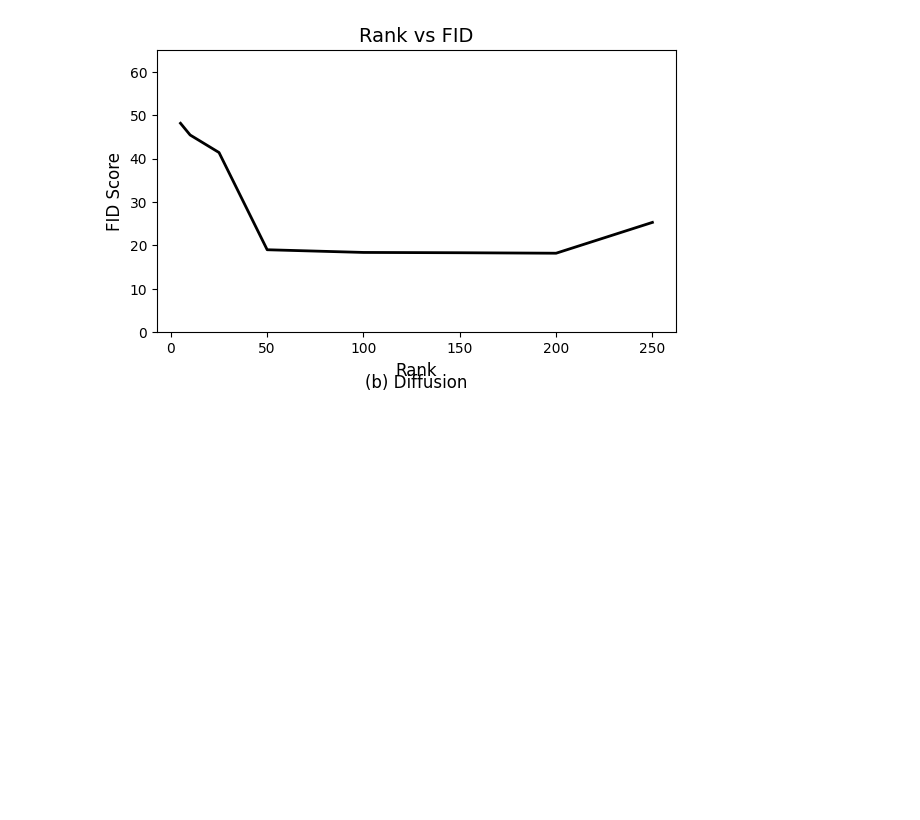
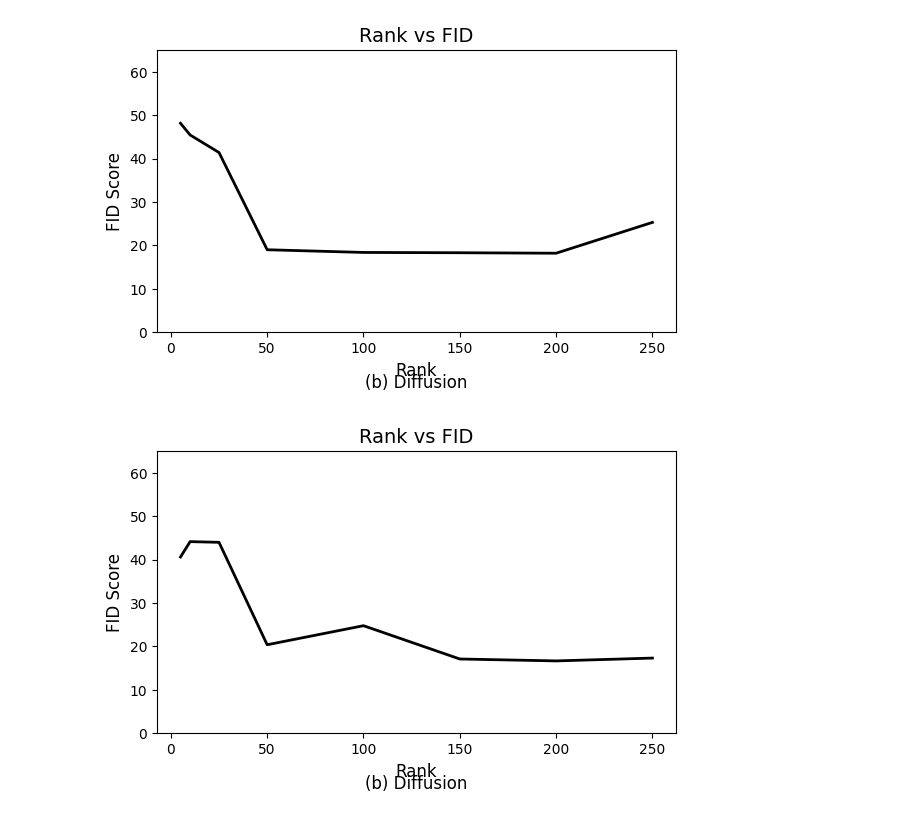
Before and after one commit to Pie115/GenTen-GAN-Diffusion, a Jupyter notebook: factor_model/plots.ipynb, the cells around one changed output. Cells and saved outputs as stored; diff of their text form; code cells hidden in the pictures; blank space fills up the shorter version.

```diff
--- a/factor_model/plots.ipynb
+++ b/factor_model/plots.ipynb
@@ -43,3 +43,23 @@ plt.tight_layout()
 plt.savefig("FID_Rank_Diffusion")
 # %% [output]
 [figure]
+# %%
+rank_axis = [5, 10, 25, 50, 100, 150, 200, 250]
+FID_axis = [40.58, 44.12, 43.96, 20.37, 24.76, 17.09, 16.65, 17.30]
+# %%
+plt.figure(figsize=(6, 4))
+plt.plot(rank_axis, FID_axis, color='black', linewidth=2)
+plt.xlabel('Rank', fontsize=12)
+plt.ylabel('FID Score', fontsize=12)
+plt.title('Rank vs FID', fontsize=14)
+plt.xticks(fontsize=10)
+plt.yticks(fontsize=10)
+plt.ylim(0, 65)
+
+plt.text(0.5, -0.18, '(b) Diffusion', ha='center', va='center', transform=plt.gca().transAxes, fontsize=12)
+
+plt.tight_layout()
+
+plt.savefig("FID_Rank_Diffusion")
+# %% [output]
+[figure, added]
```
Also changed, not shown: 4 other files.
